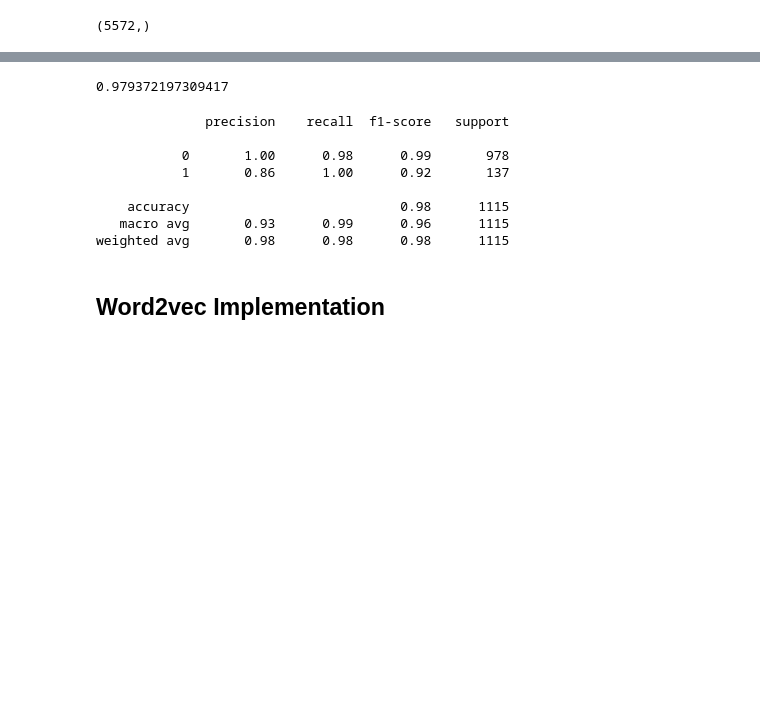
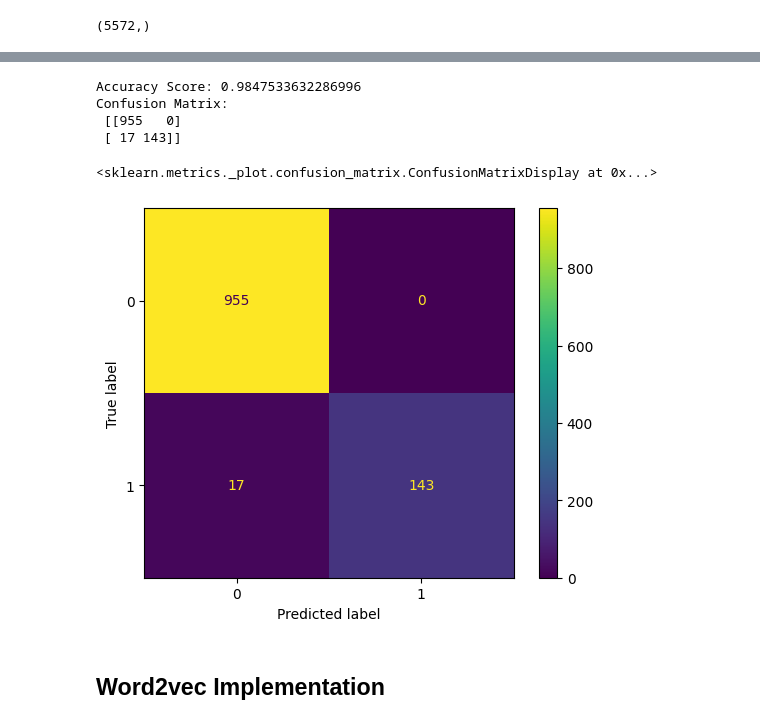
Before and after one commit to vaishnashan/NLP, a Jupyter notebook: sms_spam__Word2vec_And_AvgWord2vec.ipynb, the cells around one changed output, grey strips where cells are left out. Saved outputs shown, nothing was run; the diff lists cells and outputs as text; code cells hidden in the pictures; blank space fills up the shorter version.

```diff
--- a/sms_spam__Word2vec_And_AvgWord2vec.ipynb
+++ b/sms_spam__Word2vec_And_AvgWord2vec.ipynb
@@ -157,20 +197,33 @@ y_pred=spam_detect_model.predict(X_test)
-# %%
-score=accuracy_score(y_test,y_pred)
-print(score)
-# %% [output]
-0.979372197309417
-# %%
-from sklearn.metrics import classification_report
-print(classification_report(y_pred,y_test))
-# %% [output]
-              precision    recall  f1-score   support
-
-           0       1.00      0.98      0.99       978
-           1       0.86      1.00      0.92       137
-
-    accuracy                           0.98      1115
-   macro avg       0.93      0.99      0.96      1115
-weighted avg       0.98      0.98      0.98      1115
+# %%
+# Importing necessary libraries
+from sklearn.ensemble import RandomForestClassifier
+from sklearn.metrics import accuracy_score, confusion_matrix, ConfusionMatrixDisplay
+
+# Training the Random Forest Classifier
+random_forest_model = RandomForestClassifier(n_estimators=100, random_state=0)
+random_forest_model.fit(X_train, y_train)
+
+# Prediction
+y_pred = random_forest_model.predict(X_test)
+
+# Accuracy Score
+score = accuracy_score(y_test, y_pred)
+print("Accuracy Score:", score)
+
+# Confusion Matrix
+cm = confusion_matrix(y_test, y_pred)
+print("Confusion Matrix:\n", cm)
+
+# Display Confusion Matrix
+disp = ConfusionMatrixDisplay(confusion_matrix=cm)
+disp.plot()
+# %% [output]
+Accuracy Score: 0.9847533632286996
+Confusion Matrix:
+ [[955   0]
+ [ 17 143]]
+<sklearn.metrics._plot.confusion_matrix.ConfusionMatrixDisplay at 0x...>
+[figure, added]
 # %% [markdown]
 ## Word2vec Implementation
 # %%
```
Also changed, not shown: parts of 14 cells of this notebook.
